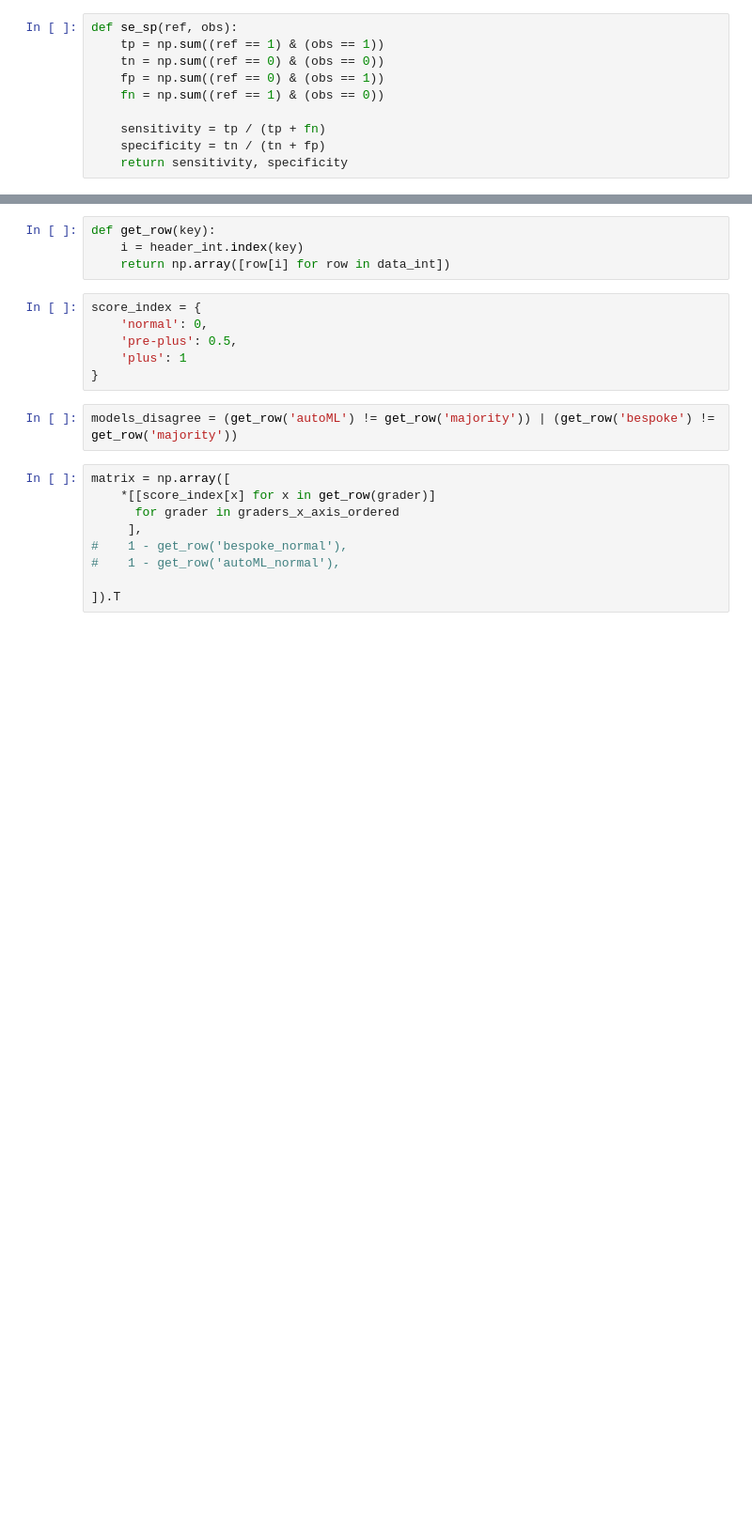
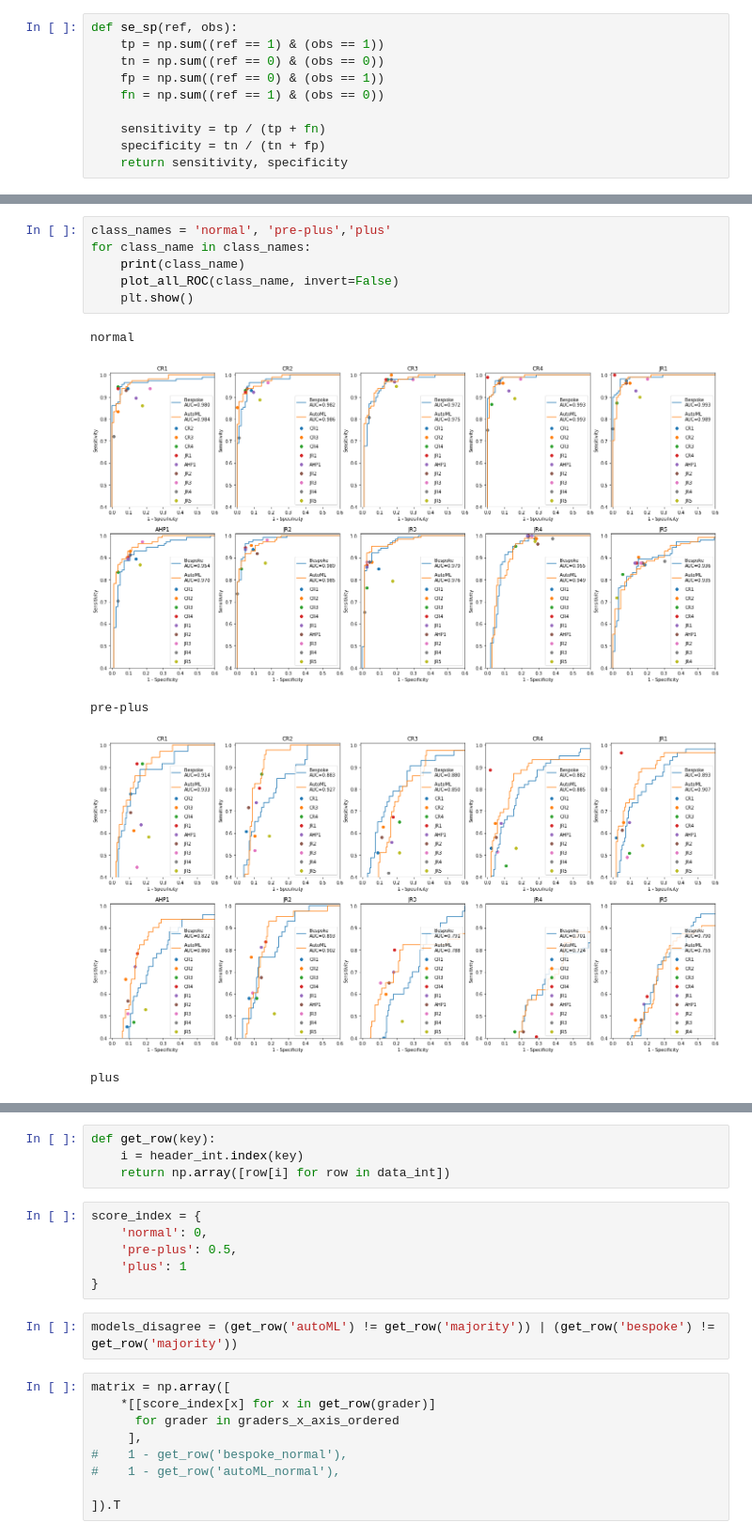
Before and after one commit to MoorfieldsInnovationLab/ROP, a Jupyter notebook: model_development/Figures.ipynb, the cells around one changed output, grey strips where cells are left out. Shown: that part at 94% size. Saved outputs shown, nothing was run; the diff lists cells and outputs as text; blank space fills up the shorter version.

```diff
--- a/model_development/Figures.ipynb
+++ b/model_development/Figures.ipynb
@@ -177,0 +208,12 @@ for i, grader in enumerate(graders[:10]):
+# %%
+class_names = 'normal', 'pre-plus','plus'
+for class_name in class_names:
+    print(class_name)
+    plot_all_ROC(class_name, invert=False)
+    plt.show()
+# %% [output]
+normal
+[figure, added]
+pre-plus
+[figure, added]
+plus
```
Also changed, not shown: parts of 15 cells of this notebook.
